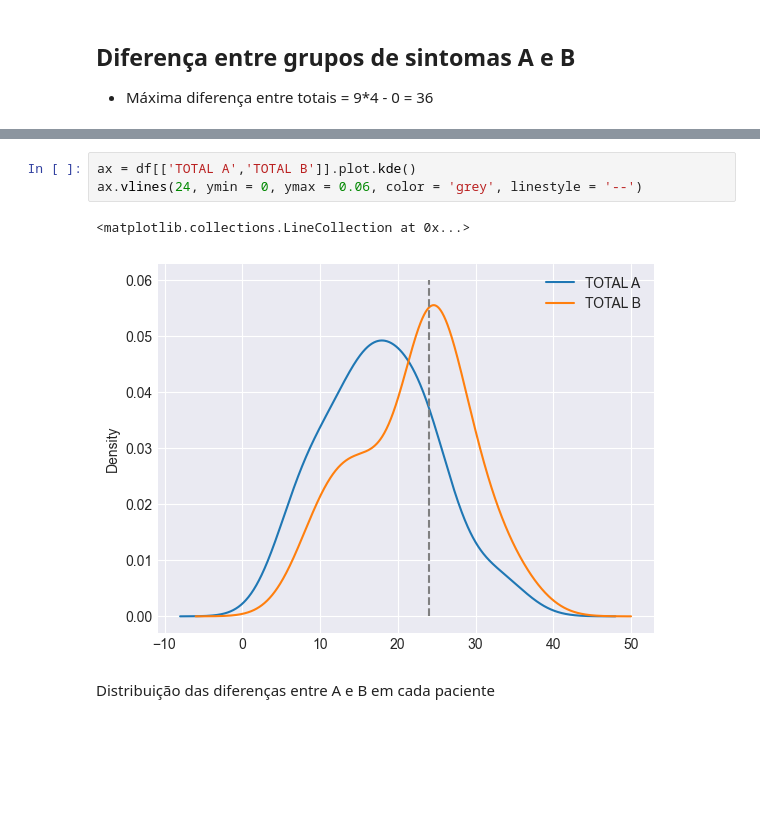
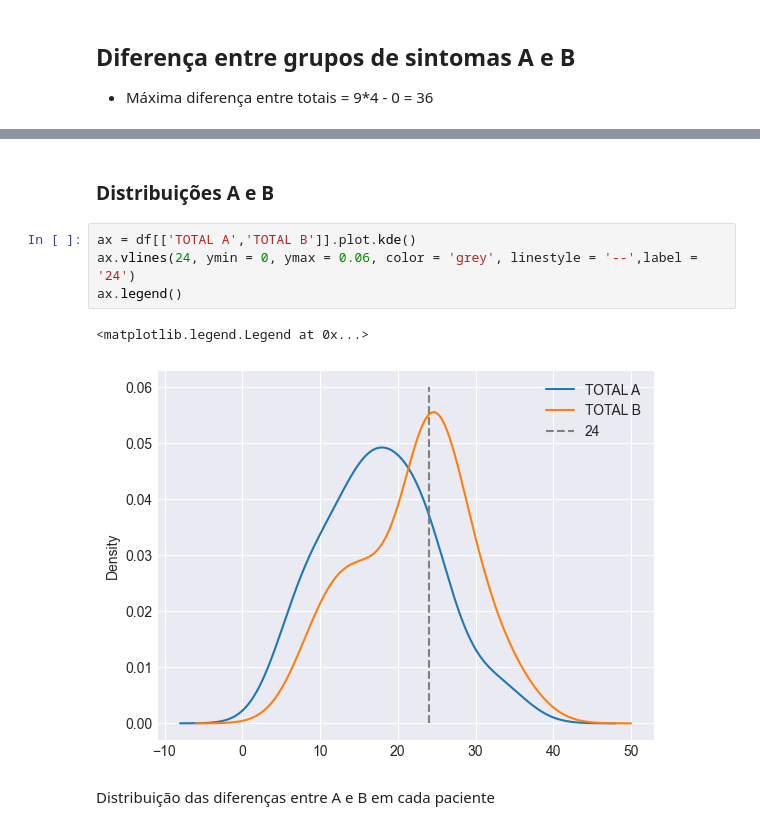
Before and after one commit to cabrau/tdah-drug-dependency, a Jupyter notebook: tdah.ipynb, the cells around one changed output, grey strips where cells are left out. Saved outputs shown, nothing was run; the diff lists cells and outputs as text; blank space fills up the shorter version.

```diff
--- a/tdah.ipynb
+++ b/tdah.ipynb
@@ -187,9 +146,12 @@ porcentagem de pacientes com mais de 24 pontos em A e B: 6.67%
+# %% [markdown]
+### Distribuições A e B
 # %%
 ax = df[['TOTAL A','TOTAL B']].plot.kde()
-ax.vlines(24, ymin = 0, ymax = 0.06, color = 'grey', linestyle = '--')
+ax.vlines(24, ymin = 0, ymax = 0.06, color = 'grey', linestyle = '--',label = '24')
+ax.legend()
 # %% [output]
-<matplotlib.collections.LineCollection at 0x...>
+<matplotlib.legend.Legend at 0x...>
-[figure, old version]
+[figure, new version]
 # %% [markdown]
 Distribuição das diferenças entre A e B em cada paciente
 # %%
```
Also changed, not shown: parts of 37 cells of this notebook.
